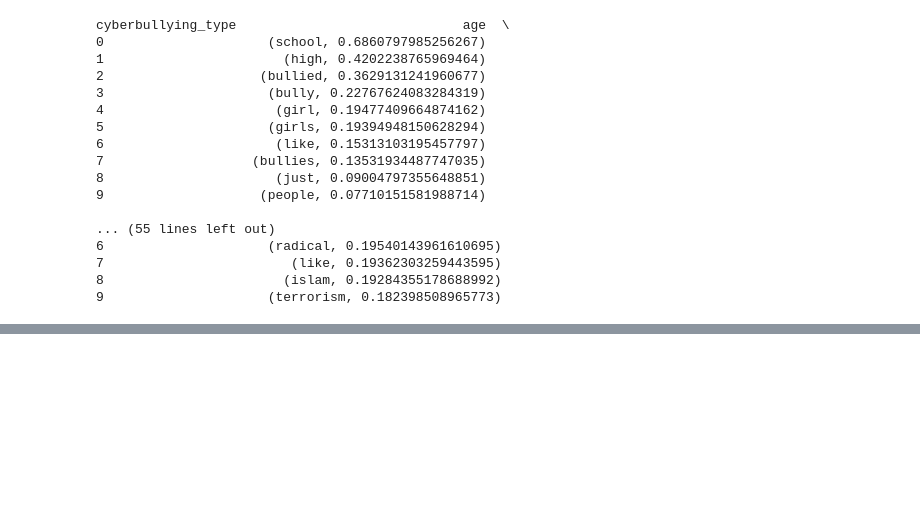
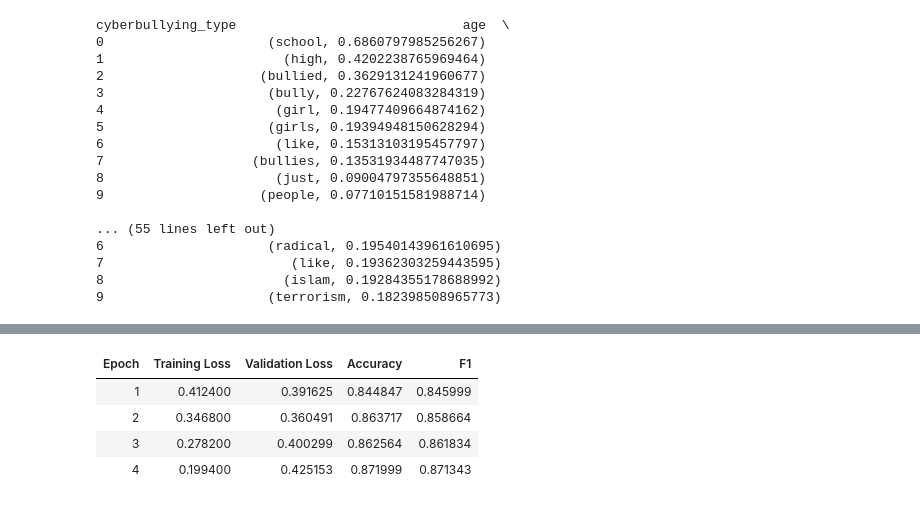
Before and after one commit to chienshyong/artificially-intelligent, a Jupyter notebook: data-visualization.ipynb, the cells around one changed output, grey strips where cells are left out. Cells and saved outputs as stored; diff of their text form; code cells hidden in the pictures; blank space fills up the shorter version.

Commit message:
Add Electra ipynb only

```diff
--- a/data-visualization.ipynb
+++ b/data-visualization.ipynb
@@ -183,0 +187,85 @@ Generating word cloud for label: religion
+# %%
+# STEP 1: Imports
+import pandas as pd
+import numpy as np
+from datasets import Dataset
+from sklearn.preprocessing import LabelEncoder
+from transformers import ElectraTokenizer, ElectraForSequenceClassification, TrainingArguments, Trainer
+import evaluate
+
+# STEP 2: Load and preprocess your dataset
+df = pd.read_csv('cyberbullying.csv')  # Replace with your actual path
+df = df[['tweet_text', 'cyberbullying_type']].dropna()
+
+# Encode text labels to numeric
+label_encoder = LabelEncoder()
+df['label'] = label_encoder.fit_transform(df['cyberbullying_type'])
+
+# Save the label mapping for interpretation later
+label_mapping = dict(zip(label_encoder.classes_, label_encoder.transform(label_encoder.classes_)))
+print("Label mapping:", label_mapping)
+
+# Convert to Hugging Face Dataset
+dataset = Dataset.from_pandas(df[['tweet_text', 'label']])
+
+# STEP 3: Tokenization with ELECTRA
+tokenizer = ElectraTokenizer.from_pretrained("google/electra-base-discriminator")
+
+def tokenize_function(example):
+    return tokenizer(example["tweet_text"], padding="max_length", truncation=True, max_length=128)
+
+dataset = dataset.map(tokenize_function, batched=True)
+dataset = dataset.train_test_split(test_size=0.2, seed=42)
+dataset.set_format(type='torch', columns=['input_ids', 'attention_mask', 'label'])
+
+# STEP 4: Load ELECTRA model for classification
+model = ElectraForSequenceClassification.from_pretrained(
+    "google/electra-base-discriminator",
+    num_labels=len(label_mapping)
+)
+
+# STEP 5: Define metrics for evaluation
+accuracy = evaluate.load("accuracy")
+f1 = evaluate.load("f1")
+
+def compute_metrics(eval_pred):
+    logits, labels = eval_pred
+    preds = np.argmax(logits, axis=1)
+
+    acc = accuracy.compute(predictions=preds, references=labels)['accuracy']
+    f1_score = f1.compute(predictions=preds, references=labels, average="weighted")['f1']
+
+    return {
+        "accuracy": acc,
+        "f1": f1_score
+    }
+
+# STEP 6: Define training arguments
+training_args = TrainingArguments(
+    output_dir="./electra-cyberbullying-checkpoints",
+    evaluation_strategy="epoch",
+    save_strategy="epoch",
+    per_device_train_batch_size=16,
+    per_device_eval_batch_size=16,
+    num_train_epochs=4,
+    weight_decay=0.01,
+    logging_dir="./logs",
+    load_best_model_at_end=True,
+    metric_for_best_model="f1"
+)
+
+# STEP 7: Trainer setup
+trainer = Trainer(
+    model=model,
+    args=training_args,
+    train_dataset=dataset["train"],
+    eval_dataset=dataset["test"],
+    compute_metrics=compute_metrics,
+)
+
+# STEP 8: Train the model
+trainer.train()
+
+# STEP 9: Evaluate
+trainer.evaluate()
+# %% [output]
@@ -183,0 +276,5 @@ Generating word cloud for label: religion
+| Epoch | Training Loss | Validation Loss | Accuracy | F1 |
+| 1 | 0.412400 | 0.391625 | 0.844847 | 0.845999 |
+| 2 | 0.346800 | 0.360491 | 0.863717 | 0.858664 |
+| 3 | 0.278200 | 0.400299 | 0.862564 | 0.861834 |
+| 4 | 0.199400 | 0.425153 | 0.871999 | 0.871343 |
```
Also changed, not shown: parts of 8 cells of this notebook, 1 other file.
